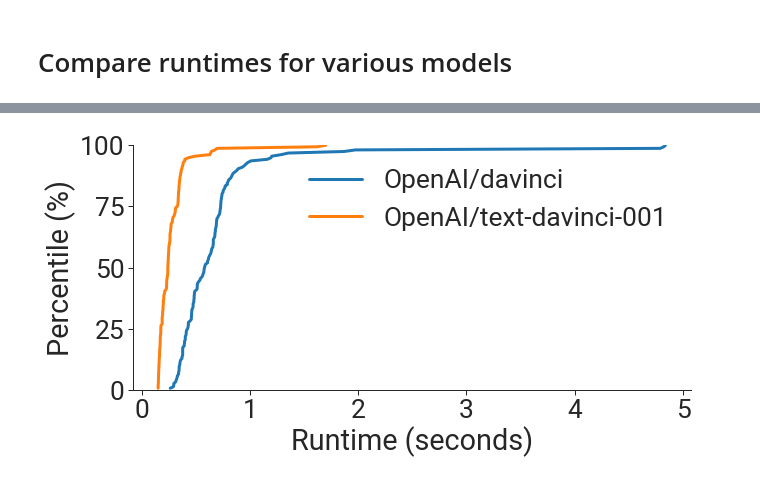
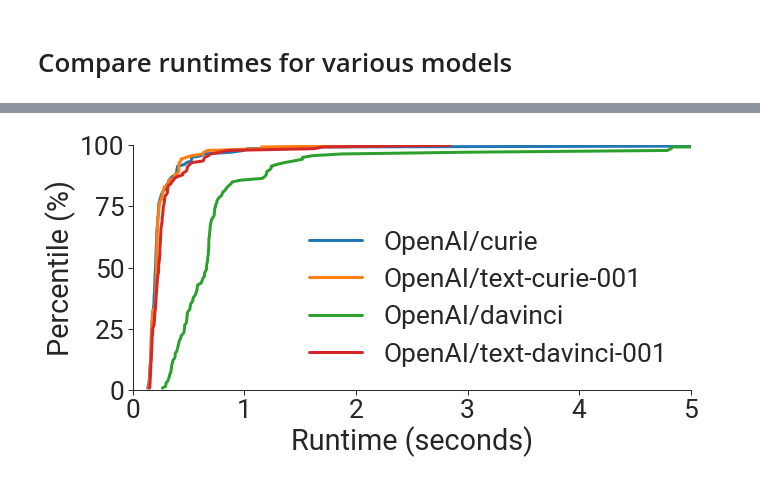
Before and after one commit to stanford-crfm/helm-efficiency, a Jupyter notebook: analyze_runtimes.ipynb, the cells around one changed output, grey strips where cells are left out. Drawn from its saved outputs; the diff is of its cells as text; code cells hidden in the pictures.

```diff
--- a/analyze_runtimes.ipynb
+++ b/analyze_runtimes.ipynb
@@ -278,13 +280,14 @@ def plot_metric_cdf(metrics_dict, metric_name,
     plt.figure(figsize=(10, 4.5))
     ax = plt.subplot2grid((1, 1), (0, 0), colspan=1)
 
-    metrics_per_scenario = {}
     metrics_per_model = {}
     for metric_dict in metrics_dict:
         scenario = metric_dict["scenario"]
         for model in models:
             if model in scenario:
-                scenario = scenario.split(",")
+                scenario = scenario.split(":")
+                arguments = scenario.pop(-1)
+                scenario.extend(arguments.split(","))
                 scenario.remove("model=%s" % model)
                 scenario = ",".join(scenario)
                 if model not in metrics_per_model:
@@ -301,6 +304,7 @@ def plot_metric_cdf(metrics_dict, metric_name,
 
     plt.legend(frameon=False)
 
+    ax.set_xlim(0.0, 5)
     ax.set_ylim(0.0, 100.0)
     ax.set_xlabel(f"{metric_label}")
     ax.set_ylabel("Percentile (%)")
@@ -308,8 +312,8 @@ def plot_metric_cdf(metrics_dict, metric_name,
     plt.show()
 # %%
 plot_metric_cdf(runtimes_dict, "inference_runtime",
-                ["openai_davinci", "openai_text-davinci-001"],
-                ["OpenAI/davinci", "OpenAI/text-davinci-001"],
+                ["openai_curie", "openai_text-curie-001", "openai_davinci", "openai_text-davinci-001"],
+                ["OpenAI/curie", "OpenAI/text-curie-001", "OpenAI/davinci", "OpenAI/text-davinci-001"],
                 "Runtime (seconds)")
 # %% [output]
-[figure, old version]
+[figure, new version]
```
Also changed, not shown: parts of 9 cells of this notebook, 1 other file.
